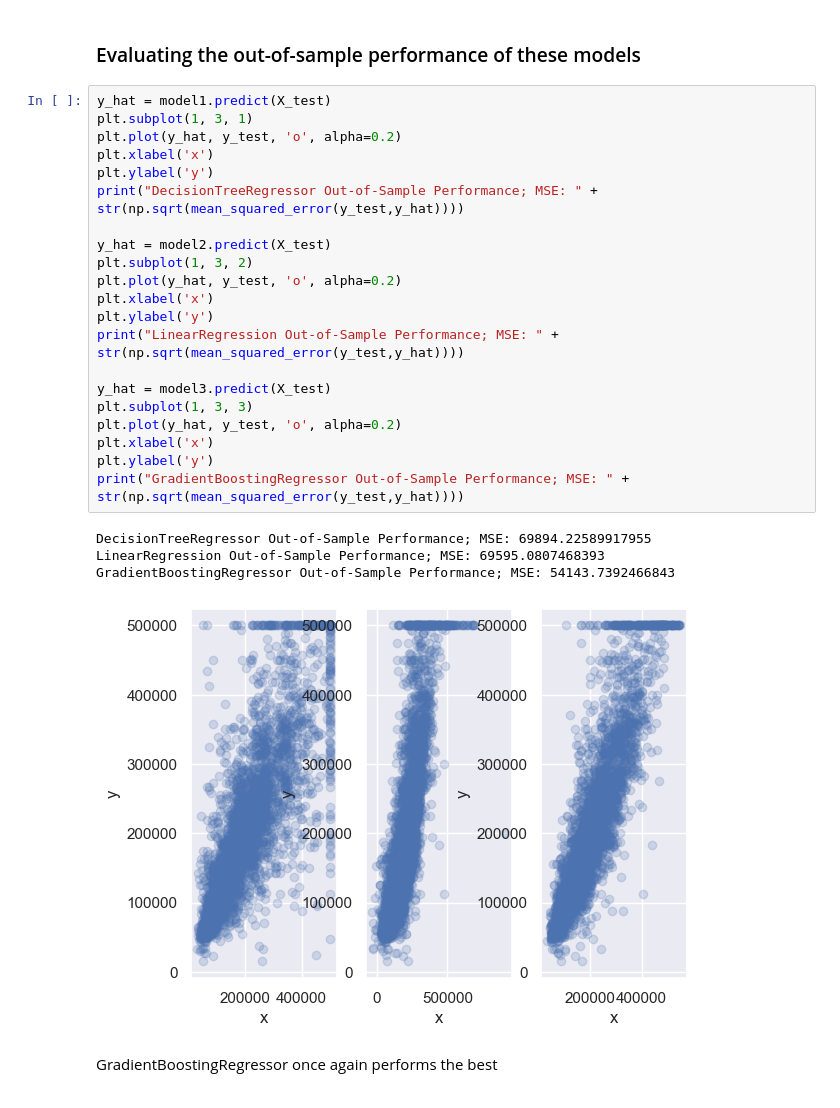
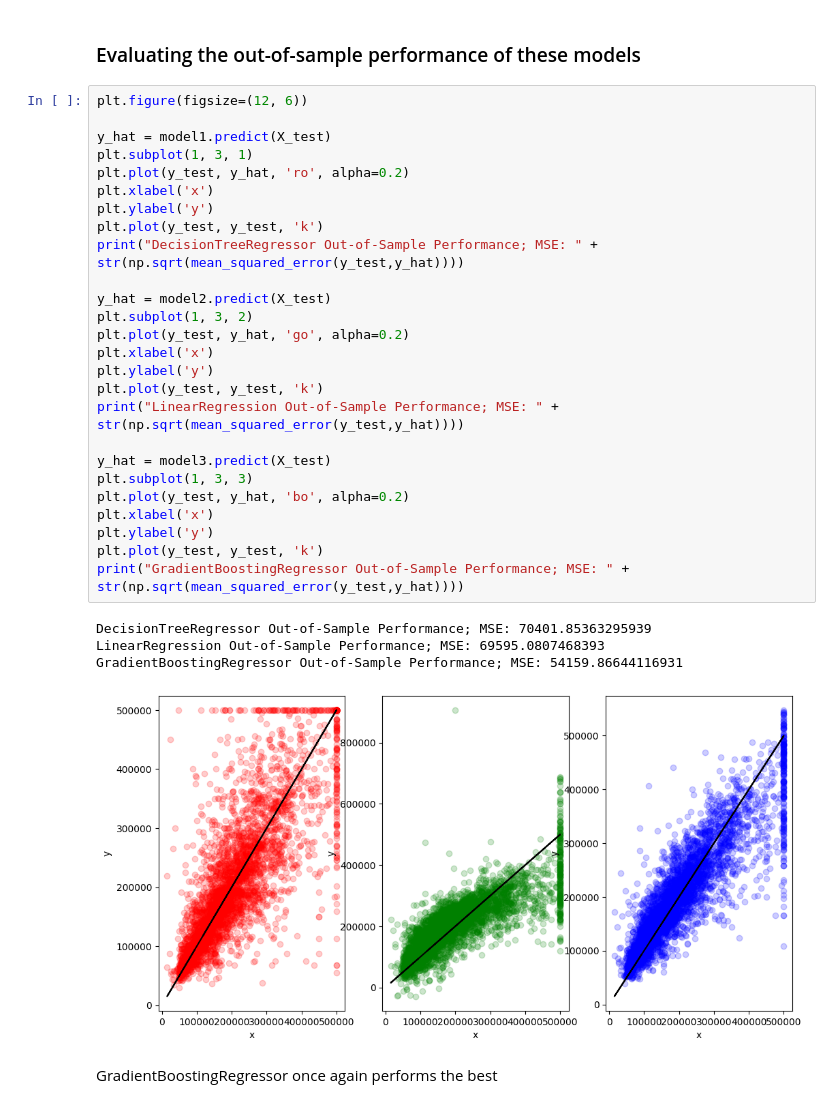
Before and after one commit to DanielCKLeigh/Daniel_DataSci_Portfolio, a Jupyter notebook: p02-californiahousing.ipynb, the cells around one changed output. Cells and saved outputs as stored; diff of their text form.

```diff
--- a/p02-californiahousing.ipynb
+++ b/p02-californiahousing.ipynb
@@ -94,31 +117,36 @@ DecisionTreeRegressor is overfitted. LinearRegression has negative values and hi
 # %% [markdown]
 ### Evaluating the out-of-sample performance of these models
 # %%
+plt.figure(figsize=(12, 6))
+
 y_hat = model1.predict(X_test)
 plt.subplot(1, 3, 1)
-plt.plot(y_hat, y_test, 'o', alpha=0.2)
+plt.plot(y_test, y_hat, 'ro', alpha=0.2)
 plt.xlabel('x')
 plt.ylabel('y')
+plt.plot(y_test, y_test, 'k')
 print("DecisionTreeRegressor Out-of-Sample Performance; MSE: " + str(np.sqrt(mean_squared_error(y_test,y_hat))))
 
 y_hat = model2.predict(X_test)
 plt.subplot(1, 3, 2)
-plt.plot(y_hat, y_test, 'o', alpha=0.2)
+plt.plot(y_test, y_hat, 'go', alpha=0.2)
 plt.xlabel('x')
 plt.ylabel('y')
+plt.plot(y_test, y_test, 'k')
 print("LinearRegression Out-of-Sample Performance; MSE: " + str(np.sqrt(mean_squared_error(y_test,y_hat))))
 
 y_hat = model3.predict(X_test)
 plt.subplot(1, 3, 3)
-plt.plot(y_hat, y_test, 'o', alpha=0.2)
+plt.plot(y_test, y_hat, 'bo', alpha=0.2)
 plt.xlabel('x')
 plt.ylabel('y')
+plt.plot(y_test, y_test, 'k')
 print("GradientBoostingRegressor Out-of-Sample Performance; MSE: " + str(np.sqrt(mean_squared_error(y_test,y_hat))))
 # %% [output]
-DecisionTreeRegressor Out-of-Sample Performance; MSE: 69894.22589917955
+DecisionTreeRegressor Out-of-Sample Performance; MSE: 70401.85363295939
 LinearRegression Out-of-Sample Performance; MSE: 69595.0807468393
-GradientBoostingRegressor Out-of-Sample Performance; MSE: 54143.7392466843
+GradientBoostingRegressor Out-of-Sample Performance; MSE: 54159.86644116931
-[figure, old version]
+[figure, new version]
 # %% [markdown]
 GradientBoostingRegressor once again performs the best
 # %% [markdown]
```
Also changed, not shown: parts of 6 cells of this notebook.
